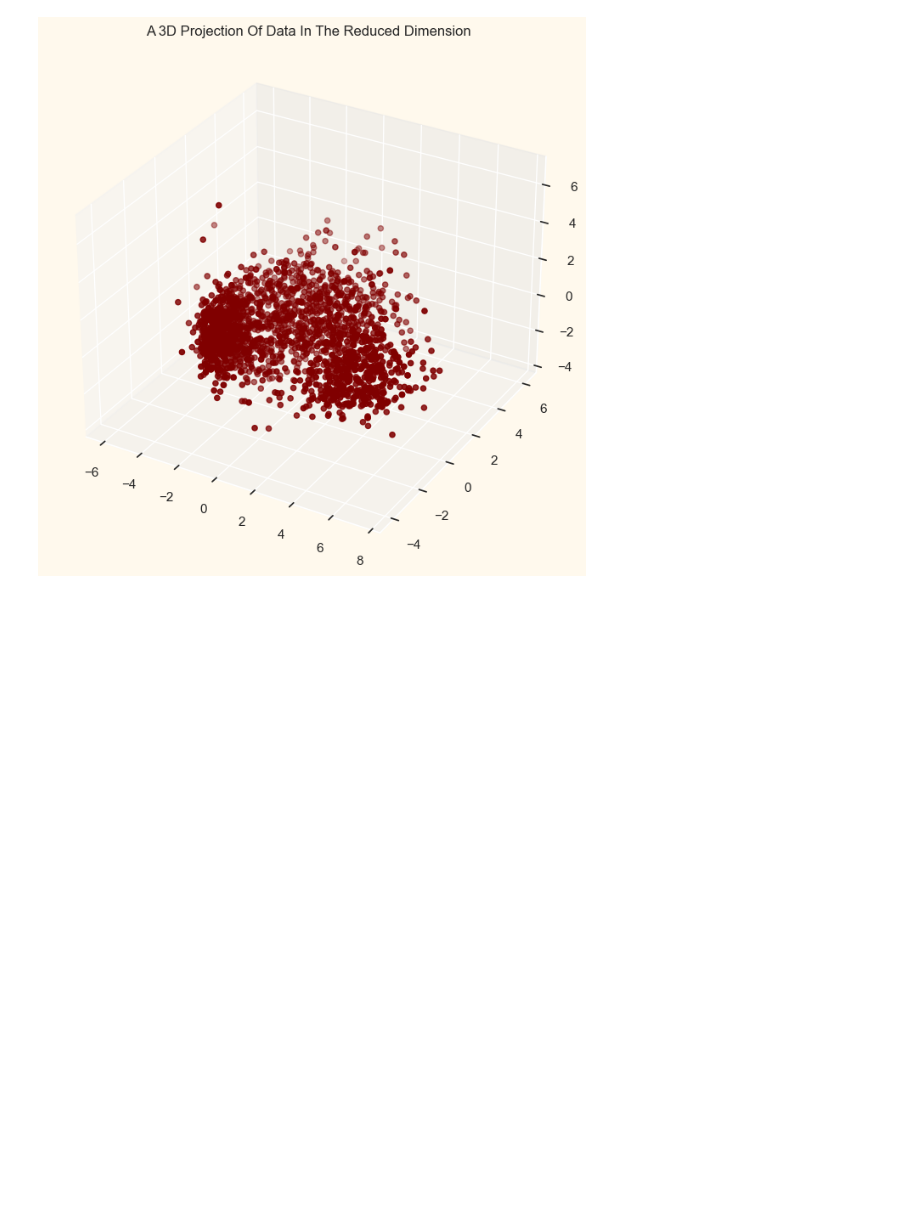
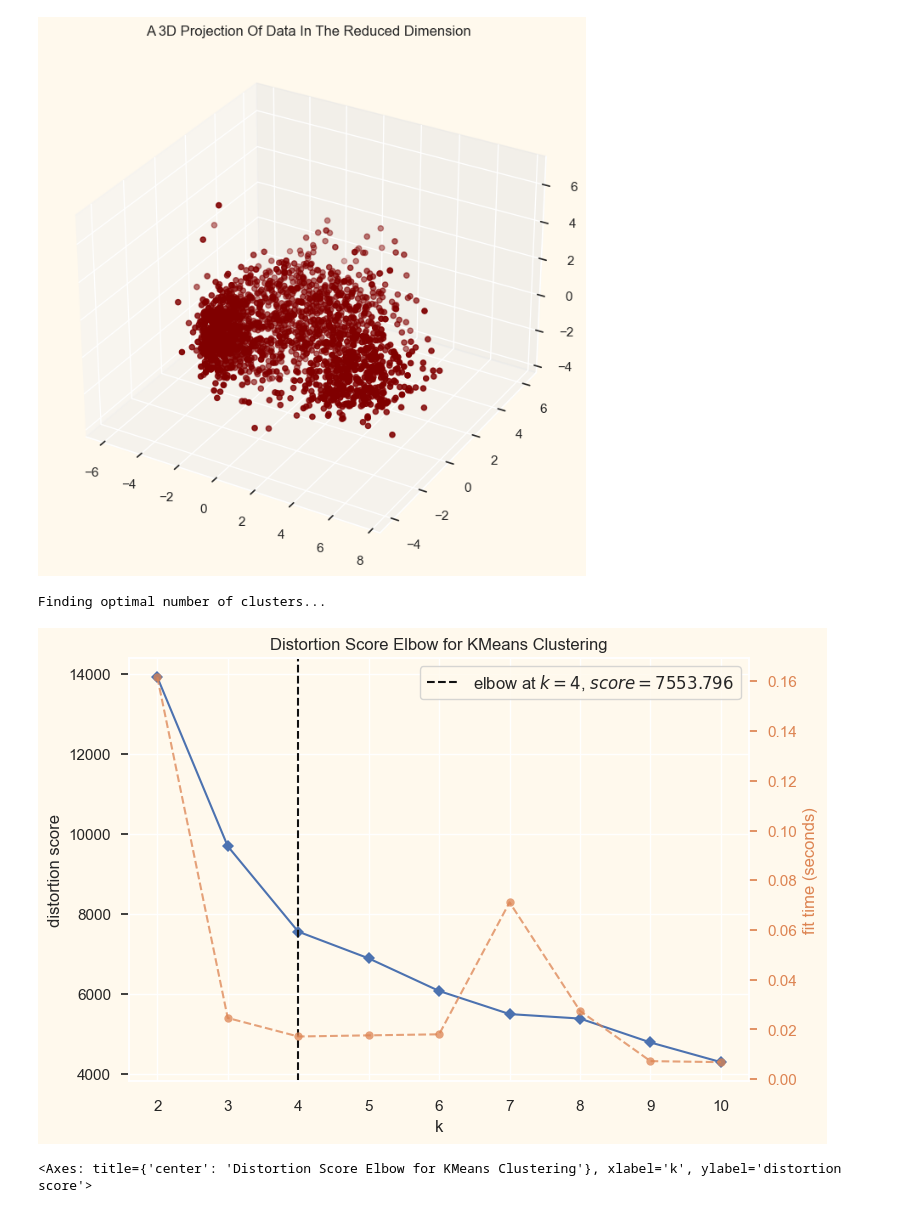
Before and after one commit to leajadaa/ML-data-analytics-project, a Jupyter notebook: notebooks/marketing_analysis.ipynb, the cells around one changed output. Drawn from its saved outputs; the diff is of its cells as text; code cells hidden in the pictures; blank space fills up the shorter version.

Commit message:
Apply clustering with 4 clusters

```diff
--- a/notebooks/marketing_analysis.ipynb
+++ b/notebooks/marketing_analysis.ipynb
@@ -280,3 +280,13 @@ ax.set_title("A 3D Projection Of Data In The Reduced Dimension")
 plt.show()
 # %% [output]
 [figure]
+# %%
+#Elbow method to find optimal number of clusters
+print('Finding optimal number of clusters...')
+Elbow_M = KElbowVisualizer(KMeans(), k=10)
+Elbow_M.fit(PCA_ds)
+Elbow_M.show()
+# %% [output]
+Finding optimal number of clusters...
+[figure, added]
+<Axes: title={'center': 'Distortion Score Elbow for KMeans Clustering'}, xlabel='k', ylabel='distortion score'>
```
Also changed, not shown: parts of 2 cells of this notebook.
